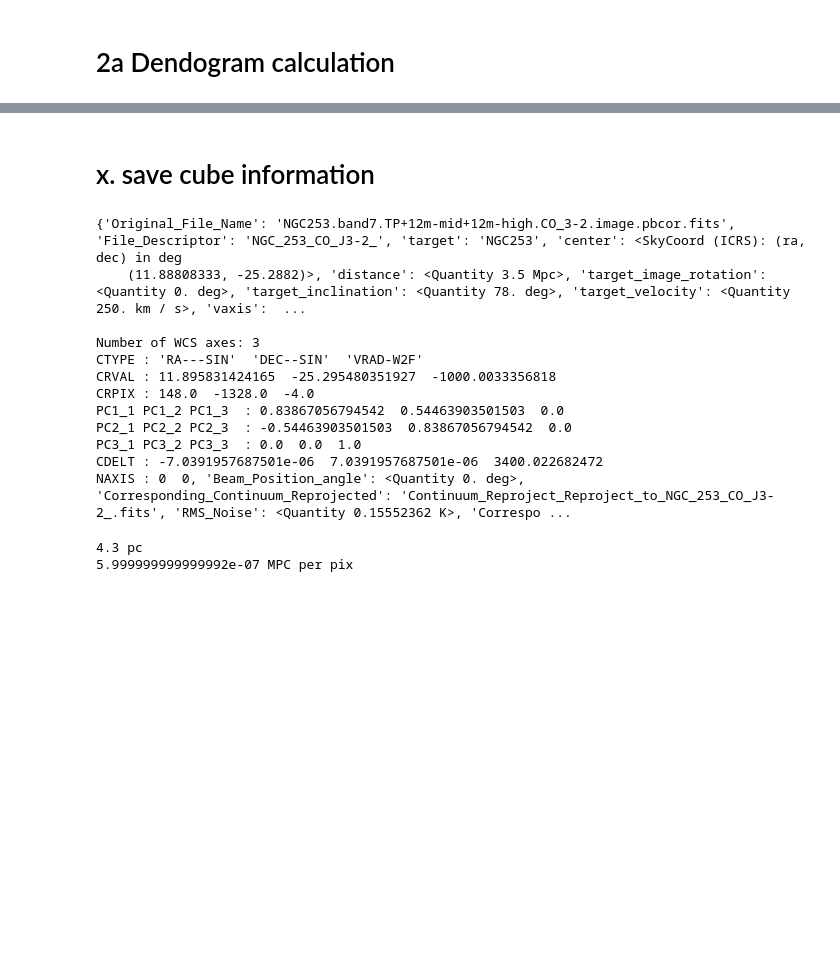
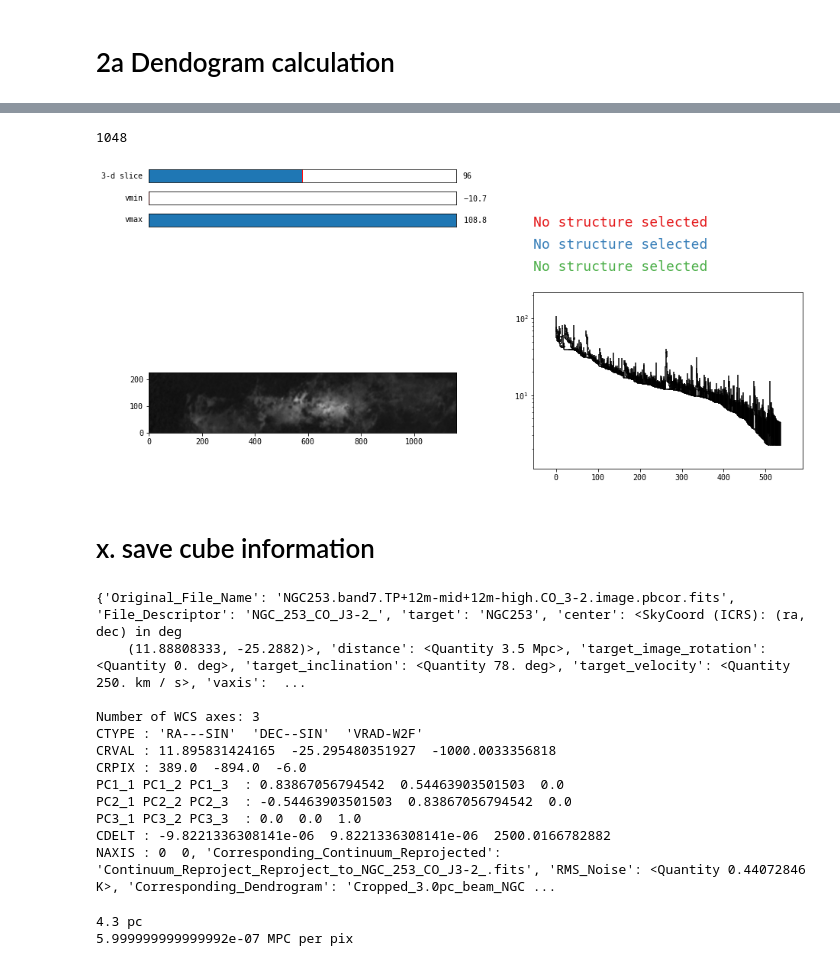
Before and after one commit to BenjaminMoreauAstro/Turbulence-and-star-formation-NGC253, a Jupyter notebook: 2c_ngc_CO_3-2_Dendrogram_Calculation.ipynb, the cells around one changed output, grey strips where cells are left out. Cells and saved outputs as stored; diff of their text form; code cells hidden in the pictures; blank space fills up the shorter version.

```diff
--- a/2c_ngc_CO_3-2_Dendrogram_Calculation.ipynb
+++ b/2c_ngc_CO_3-2_Dendrogram_Calculation.ipynb
@@ -19,9 +19,9 @@ with open("Spectral Cubes/Cube Information/"+File_Descriptor+"_Pointing_Informat
 
 print(Cube_Information)
 
-Cube_Information["Beam_Position_angle"] = 0*u.deg
+#Cube_Information["Beam_Position_angle"] = 0*u.deg
 #Cube_Information["File_Name"] = "Cropped_4.3pc_beam_NGC_253_HCN_J1-0_71.0x360.0pc_reprojecte_3.4_vel_res_.fits"
-%matplotlib widget
+#%matplotlib widget
 # %% [output]
 /home/ben/miniconda3/bin/python
 3.8.5 (default, Sep  4 2020, 07:30:14)
@@ -57,9 +59,0 @@ Dendrogram for NGC_253_CO_J3-2_ saved to Dendrograms/Cropped_4.3pc_beam_NGC_253_
-# %%
-
-Dend_Name = Cube_Information["Corresponding_Dendrogram"][0:-5]
-
-Dendrogram = astrodendro.Dendrogram.load_from('Dendrograms/'+Dend_Name)
-
-p1=Dendrogram.plotter()
-v1 = Dendrogram.viewer()
-v1.show()
@@ -68,3 +60,21 @@ v1.show()
+# %%
+
+#Dend_Name = Cube_Information["Corresponding_Dendrogram"]
+Cube_Information["Corresponding_Dendrogram"] = "Cropped_3.0pc_beam_NGC_253_CO_J3-2_200.0x700.0pc_reprojected_2.5_vel_res__Dendrogram"
+
+#Dendrogram = astrodendro.Dendrogram.load_from('Dendrograms/'+Dend_Name)
+#Dendrogram = astrodendro.Dendrogram.load_from("Dendrograms/Cropped_3.0pc_beam_NGC_253_CO_J3-2_200.0x700.0pc_reprojected_2.5_vel_res__Dendrogram")
+
+i=0
+for t in Dendrogram.all_structures:
+    i+=1
+print(i)
+p1=Dendrogram.plotter()
+v1 = Dendrogram.viewer()
+v1.show()
+# %% [output]
+1048
+[figure, added]
 # %% [markdown]
 # x. save cube information
 # %%
@@ -86,12 +96,12 @@ print(Cube_Information)
 Number of WCS axes: 3
 CTYPE : 'RA---SIN'  'DEC--SIN'  'VRAD-W2F'
 CRVAL : 11.895831424165  -25.295480351927  -1000.0033356818
-CRPIX : 148.0  -1328.0  -4.0
+CRPIX : 389.0  -894.0  -6.0
 PC1_1 PC1_2 PC1_3  : 0.83867056794542  0.54463903501503  0.0
 PC2_1 PC2_2 PC2_3  : -0.54463903501503  0.83867056794542  0.0
 PC3_1 PC3_2 PC3_3  : 0.0  0.0  1.0
-CDELT : -7.0391957687501e-06  7.0391957687501e-06  3400.022682472
-NAXIS : 0  0, 'Beam_Position_angle': <Quantity 0. deg>, 'Corresponding_Continuum_Reprojected': 'Continuum_Reproject_Reproject_to_NGC_253_CO_J3-2_.fits', 'RMS_Noise': <Quantity 0.15552362 K>, 'Correspo ...
+CDELT : -9.8221336308141e-06  9.8221336308141e-06  2500.0166782882
+NAXIS : 0  0, 'Corresponding_Continuum_Reprojected': 'Continuum_Reproject_Reproject_to_NGC_253_CO_J3-2_.fits', 'RMS_Noise': <Quantity 0.44072846 K>, 'Corresponding_Dendrogram': 'Cropped_3.0pc_beam_NGC ...
 # %%
 # %% [output]
 4.3 pc
```
Also changed, not shown: parts of 3 cells of this notebook, 57 other files.
